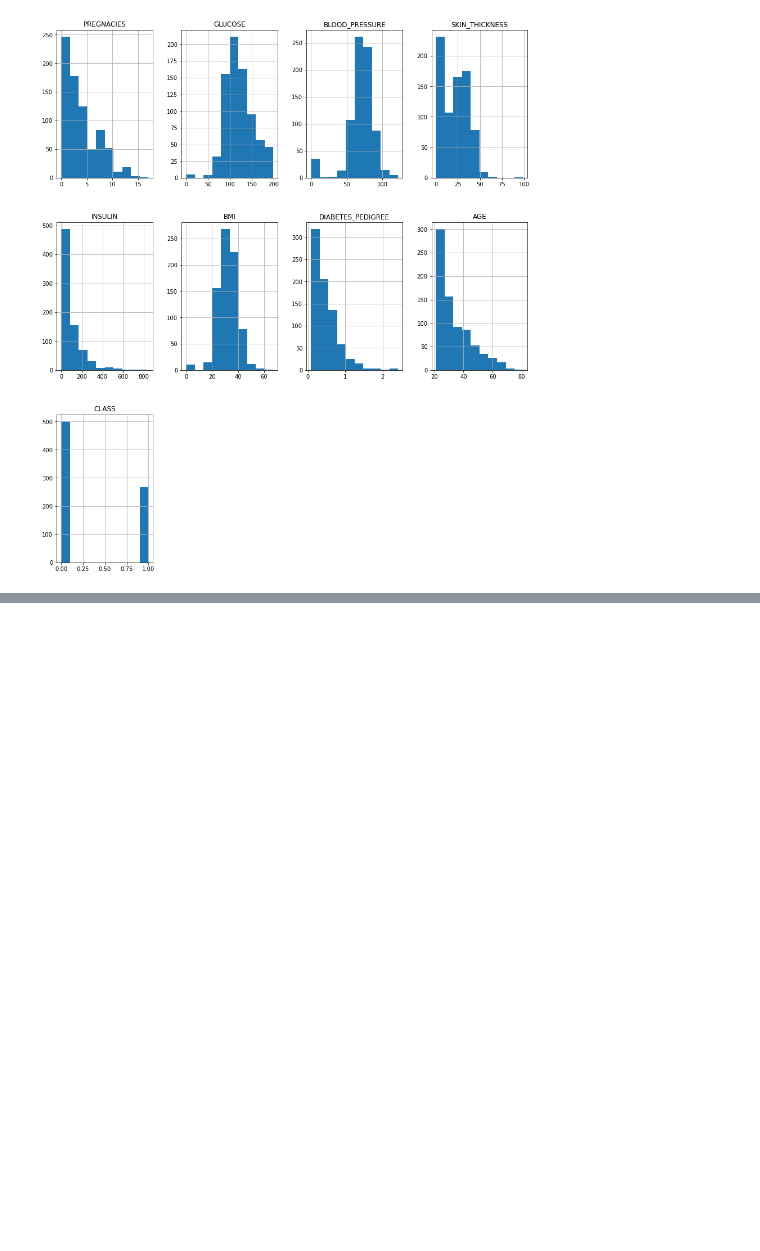
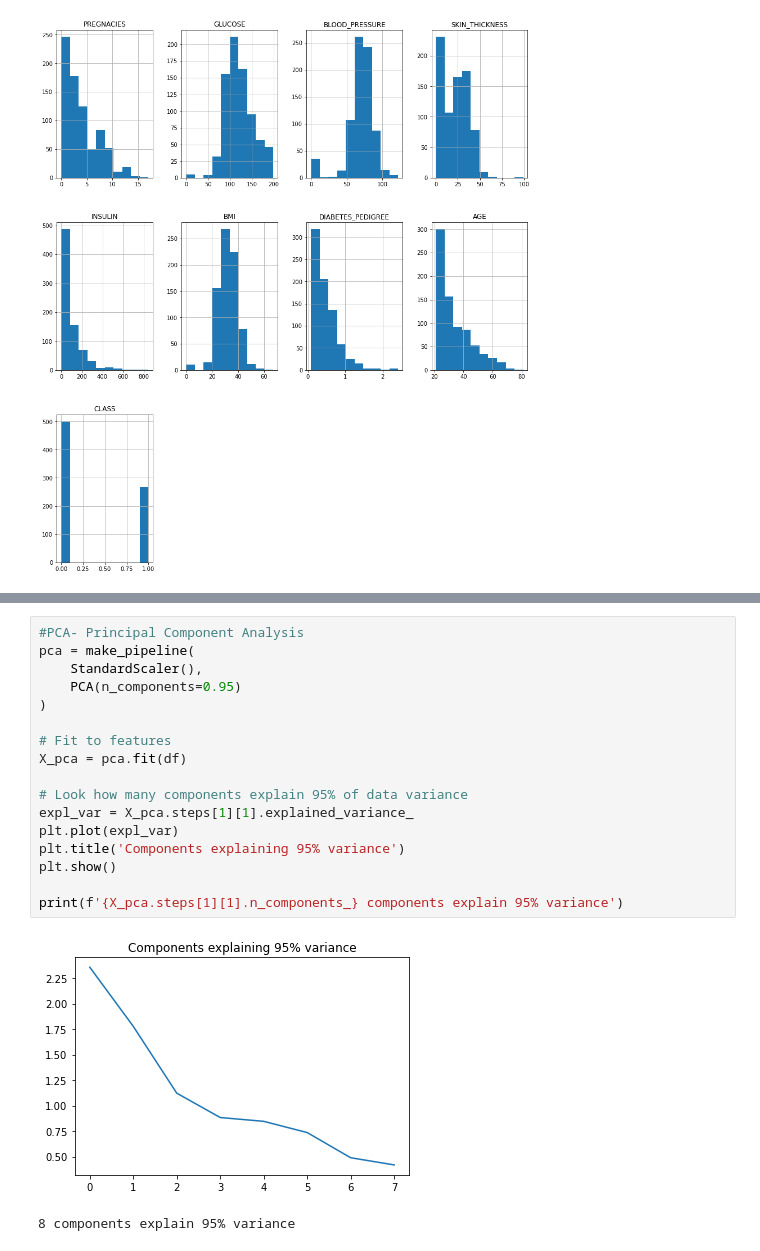
Before and after one commit to abogocz/classification_model, a Jupyter notebook: classification_model.ipynb, the cells around one changed output, grey strips where cells are left out. Cells and saved outputs as stored; diff of their text form; blank space fills up the shorter version.

Commit message:
PCA analysis

```diff
--- a/classification_model.ipynb
+++ b/classification_model.ipynb
@@ -104,0 +108,20 @@ plot
+# %%
+#PCA- Principal Component Analysis
+pca = make_pipeline(
+    StandardScaler(),
+    PCA(n_components=0.95)
+)
+
+# Fit to features
+X_pca = pca.fit(df)
+
+# Look how many components explain 95% of data variance
+expl_var = X_pca.steps[1][1].explained_variance_
+plt.plot(expl_var)
+plt.title('Components explaining 95% variance')
+plt.show()
+
+print(f'{X_pca.steps[1][1].n_components_} components explain 95% variance')
+# %% [output]
+[figure, added]
+8 components explain 95% variance
```
Also changed, not shown: parts of 1 cell of this notebook.
